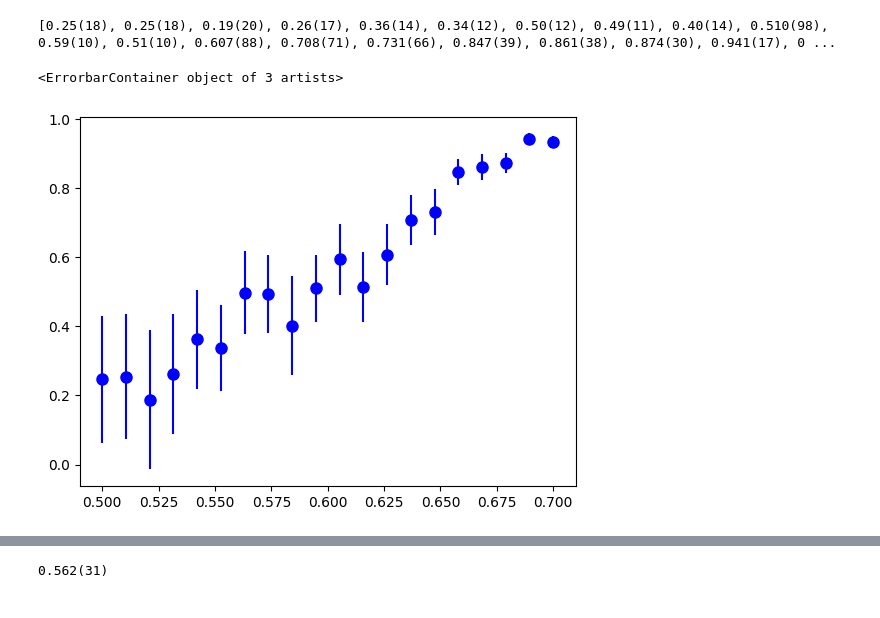
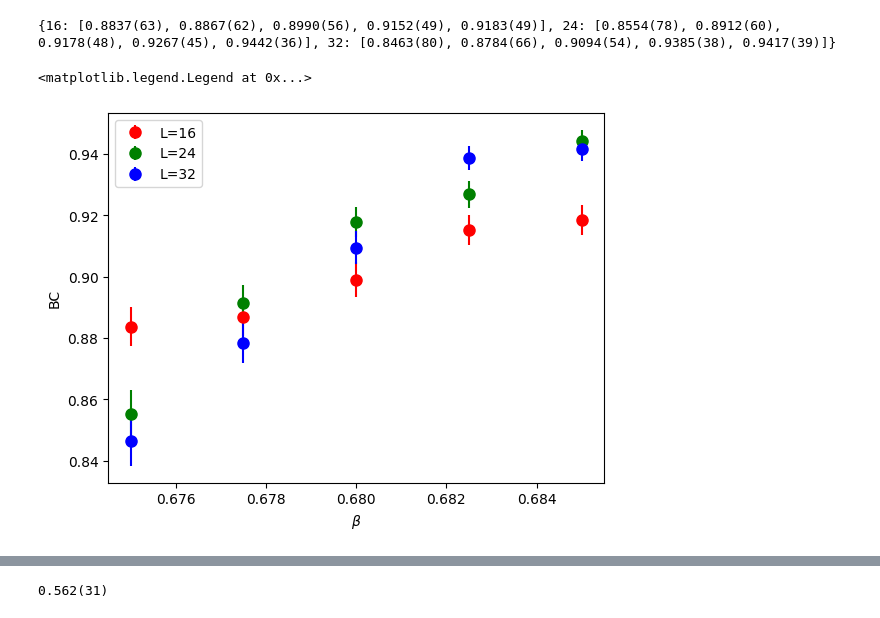
Before and after one commit to etneil/lfox, a Jupyter notebook: volume-ml.ipynb, the cells around one changed output, grey strips where cells are left out. Cells and saved outputs as stored; diff of their text form; code cells hidden in the pictures.

```diff
--- a/volume-ml.ipynb
+++ b/volume-ml.ipynb
@@ -154,15 +157,22 @@ def binder_jk(mag_array, tc=0):
     sdev_J = np.std(BC_jack) / np.sqrt(Nsamp-1)
     return gv.gvar(mu_J, sdev_J)
 # %%
-BC = []
-for b in betas:
-    BC.append(binder_jk(mags[b][::10,:], tc=0))
+BC = {}
+colors=['r','g','b']
+for L in vols:
+    BC[L] = []
+    for b in betas:
+        BC[L].append(binder_jk(mags[L][b][::1,:], tc=0))
 print(BC)
-plot_gvcorr(BC, x=betas, xr_offset=False)
+for i in range(3):
+    plot_gvcorr(BC[vols[i]], x=betas, xr_offset=False, color=colors[i],  label=f'L={vols[i]}')
+plt.xlabel('$\\beta$')
+plt.ylabel('BC')
+plt.legend()
 # %% [output]
-[0.25(18), 0.25(18), 0.19(20), 0.26(17), 0.36(14), 0.34(12), 0.50(12), 0.49(11), 0.40(14), 0.510(98), 0.59(10), 0.51(10), 0.607(88), 0.708(71), 0.731(66), 0.847(39), 0.861(38), 0.874(30), 0.941(17), 0 ...
+{16: [0.8837(63), 0.8867(62), 0.8990(56), 0.9152(49), 0.9183(49)], 24: [0.8554(78), 0.8912(60), 0.9178(48), 0.9267(45), 0.9442(36)], 32: [0.8463(80), 0.8784(66), 0.9094(54), 0.9385(38), 0.9417(39)]}
-<ErrorbarContainer object of 3 artists>
+<matplotlib.legend.Legend at 0x...>
-[figure, old version]
+[figure, new version]
 # %%
 # Try to run at critical point
 S8 = ACAction({'phi': phi8}, params={'beta': 0.6, 'lamb': 1})
```
Also changed, not shown: parts of 14 cells of this notebook, 2 other files.
